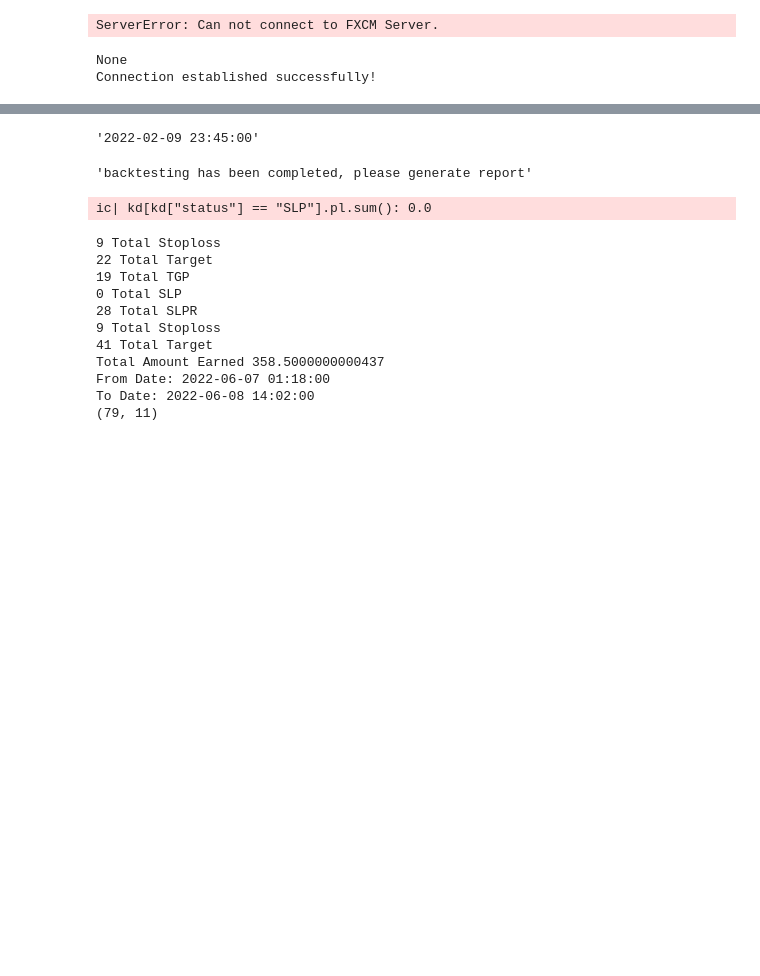
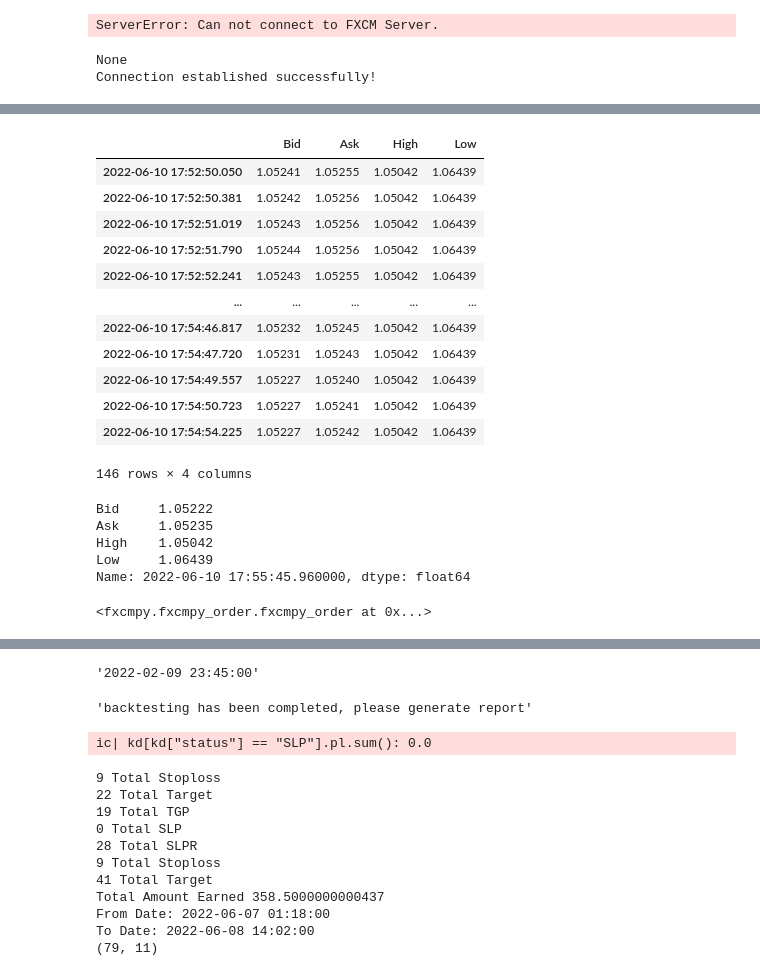
Before and after one commit to sonupal129/affinity, a Jupyter notebook: algo_test.ipynb, the cells around one changed output, grey strips where cells are left out. Drawn from its saved outputs; the diff is of its cells as text; code cells hidden in the pictures; blank space fills up the shorter version.

Commit message:
added strategy trader function testing strategy in real environment

```diff
--- a/algo_test.ipynb
+++ b/algo_test.ipynb
@@ -237,3 +280,61 @@ def start_exit_trading(exit_strategy, **kwargs):
+# %%
+con.set_max_prices(200)
+# %%
+con.get_prices('EUR/USD')
+# %% [output]
+|  | Bid | Ask | High | Low |
+| 2022-06-10 17:52:50.050 | 1.05241 | 1.05255 | 1.05042 | 1.06439 |
+| 2022-06-10 17:52:50.381 | 1.05242 | 1.05256 | 1.05042 | 1.06439 |
+| 2022-06-10 17:52:51.019 | 1.05243 | 1.05256 | 1.05042 | 1.06439 |
+| 2022-06-10 17:52:51.790 | 1.05244 | 1.05256 | 1.05042 | 1.06439 |
+| 2022-06-10 17:52:52.241 | 1.05243 | 1.05255 | 1.05042 | 1.06439 |
+| ... | ... | ... | ... | ... |
+| 2022-06-10 17:54:46.817 | 1.05232 | 1.05245 | 1.05042 | 1.06439 |
+| 2022-06-10 17:54:47.720 | 1.05231 | 1.05243 | 1.05042 | 1.06439 |
+| 2022-06-10 17:54:49.557 | 1.05227 | 1.05240 | 1.05042 | 1.06439 |
+| 2022-06-10 17:54:50.723 | 1.05227 | 1.05241 | 1.05042 | 1.06439 |
+| 2022-06-10 17:54:54.225 | 1.05227 | 1.05242 | 1.05042 | 1.06439 |
+146 rows × 4 columns
+# %%
+con.get_last_price('EUR/USD')
+# %% [output]
+Bid     1.05222
+Ask     1.05235
+High    1.05042
+Low     1.06439
+Name: 2022-06-10 17:55:45.960000, dtype: float64
+# %%
+def create_order(**kwargs):
+    last_row = connection.get_last_price('EUR/USD')
+#     print(dict(last_row))
+#     logger.debug(kwargs)
+    if kwargs["is_buy"] == True:
+        if kwargs["rate"] > last_row["Bid"]:
+            kwargs["order_type"] = "AtMarket"
+            return connection.open_trade(**kwargs)
+        else:
+            return connection.create_entry_order(**kwargs)
+    if kwargs["is_buy"] == False:
+        if kwargs["rate"] < last_row["Bid"]:
+            kwargs["order_type"] = "AtMarket"
+            return connection.open_trade(**kwargs)
+        else:
+            return connection.create_entry_order(**kwargs)
+
+data = {
+        "symbol":'EUR/USD',
+        "is_buy":True,
+        "amount":5,
+        "order_type":"Entry",
+        "rate":1.0528,
+        "limit":1.0538,
+        "is_in_pips":False,
+        "time_in_force":'GTC',
+    }
+
+create_order(**data)
+# %% [output]
+<fxcmpy.fxcmpy_order.fxcmpy_order at 0x...>
 # %%
 import pandas as pd
 def print_data(data, dataframe):
```
Also changed, not shown: parts of 11 cells of this notebook, 5 other files.
